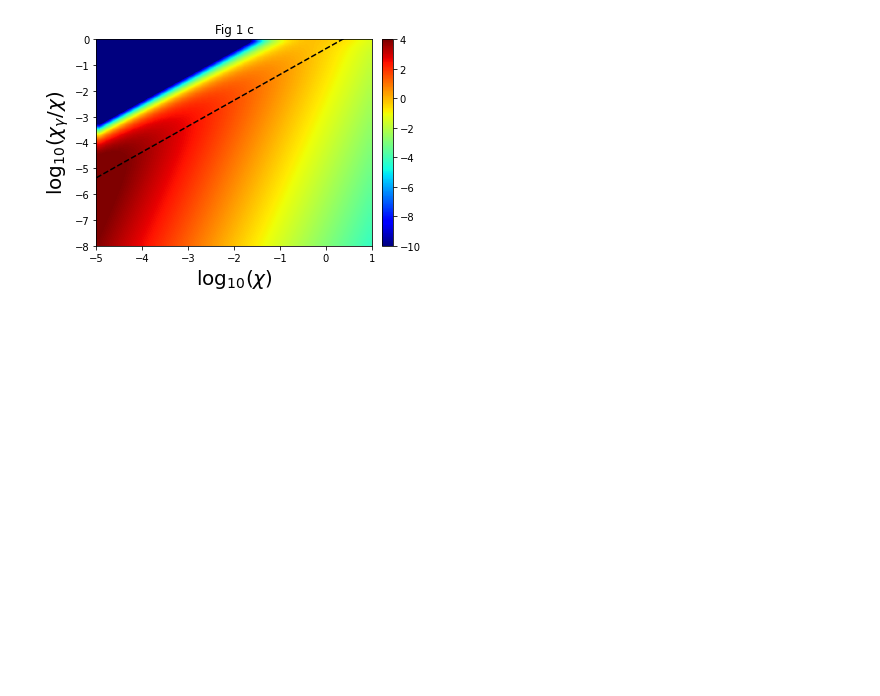
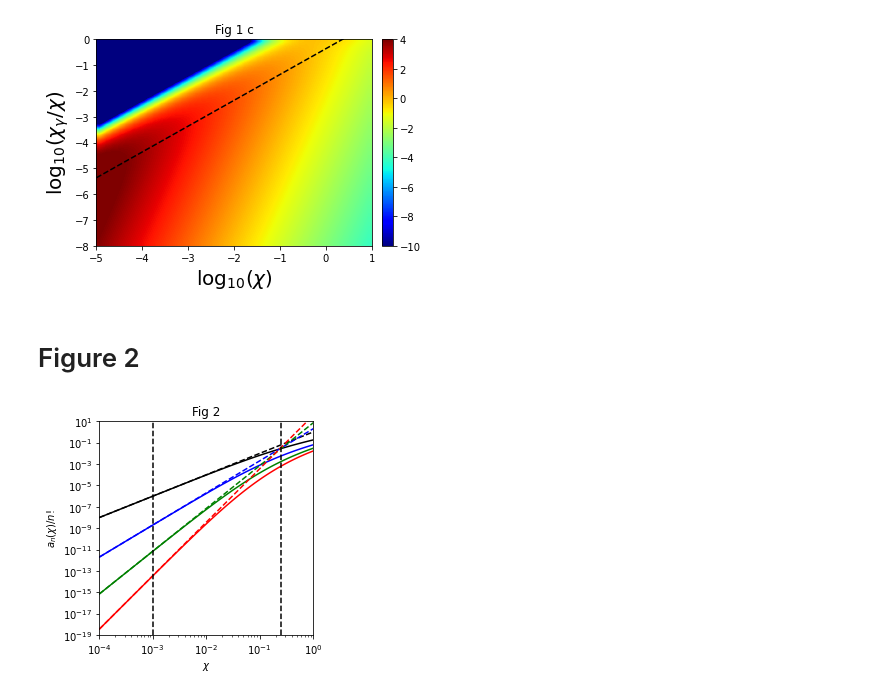
Before and after one commit to RePlasma/PhysRevE.97.043209, a Jupyter notebook: PhysRevE.97.043209.ipynb, the cells around one changed output. Drawn from its saved outputs; the diff is of its cells as text; code cells hidden in the pictures; blank space fills up the shorter version.

Commit message:
add figure 2

```diff
--- a/PhysRevE.97.043209.ipynb
+++ b/PhysRevE.97.043209.ipynb
@@ -233,3 +233,5 @@ plt.tight_layout()
 plt.show()
 # %% [output]
 [figure]
+# %% [markdown]
+# Figure 2
@@ -235,0 +272,40 @@ plt.show()
+# %%
+fig, axes = plt.subplots(nrows=1, ncols=1, figsize=(8,4))
+
+auxlst = np.linspace(1e-19,1e1)
+
+# eq A1 ( without dividing by n!... )
+axes.plot(chilst, an1lst, 'k-')
+axes.plot(chilst, an2lst, 'b-')
+axes.plot(chilst, an3lst, 'g-')
+axes.plot(chilst, an4lst, 'r-')
+
+# eq A1 (chi << 1 expansion) ( without dividing by n!... )
+axes.plot(chilst, an1Explst, 'k--')
+axes.plot(chilst, an2Explst, 'b--')
+axes.plot(chilst, an3Explst, 'g--')
+axes.plot(chilst, an4Explst, 'r--')
+
+axes.plot(auxlst*0+2.5e-1, auxlst, 'k--')
+axes.plot(auxlst*0+1e-3, auxlst, 'k--')
+
+axes.set_xscale('log')
+axes.set_yscale('log')
+axes.set_xlim([1e-4,1e0])
+axes.set_ylim([1e-19,1e1])
+axes.set_yticks(10**np.arange(-19,2,2,dtype=float))
+
+# aspect
+xmin, xmax = axes.get_xlim()
+ymin, ymax = axes.get_ylim()
+axesratio = (log10(ymax)-log10(ymin))/(log10(xmax)-log10(xmin))
+axes.set_aspect(aspect=1/axesratio)
+
+axes.set_xlabel(r'$\chi$')
+axes.set_ylabel(r'$a_n(\chi)/n!$')
+plt.title(r'Fig 2')
+plt.tight_layout()
+#plt.savefig('fig2.pdf')
+plt.show()
+# %% [output]
+[figure, added]
```
Also changed, not shown: parts of 2 cells of this notebook.
